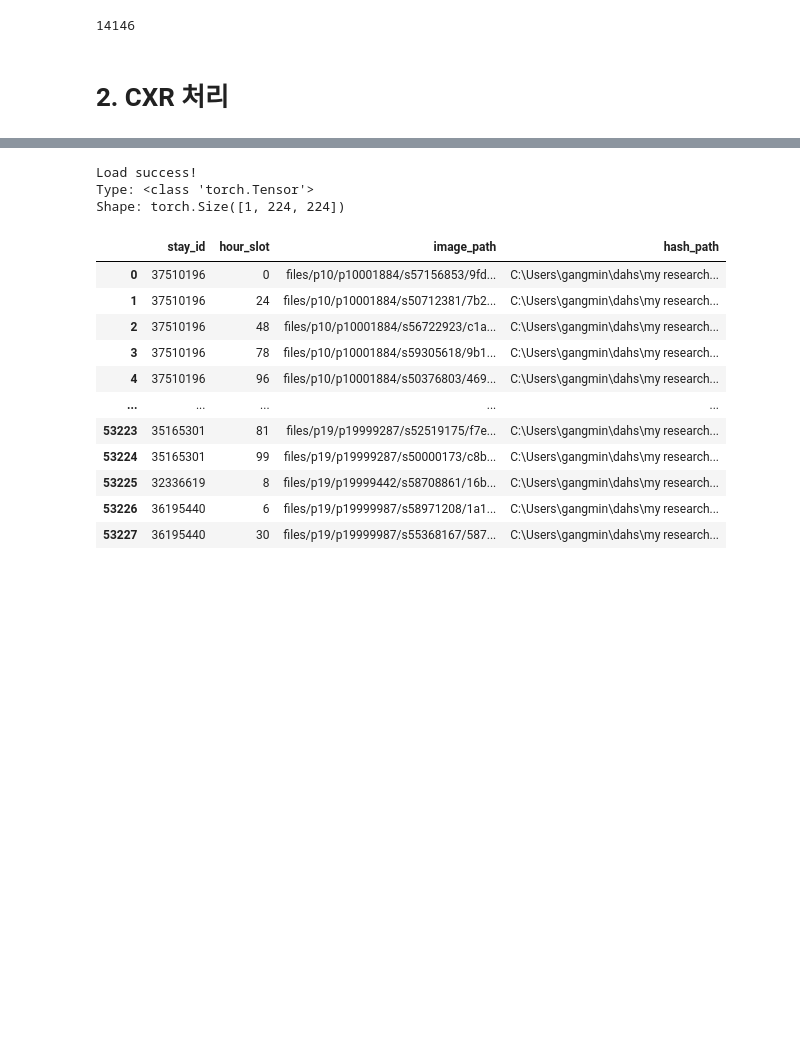
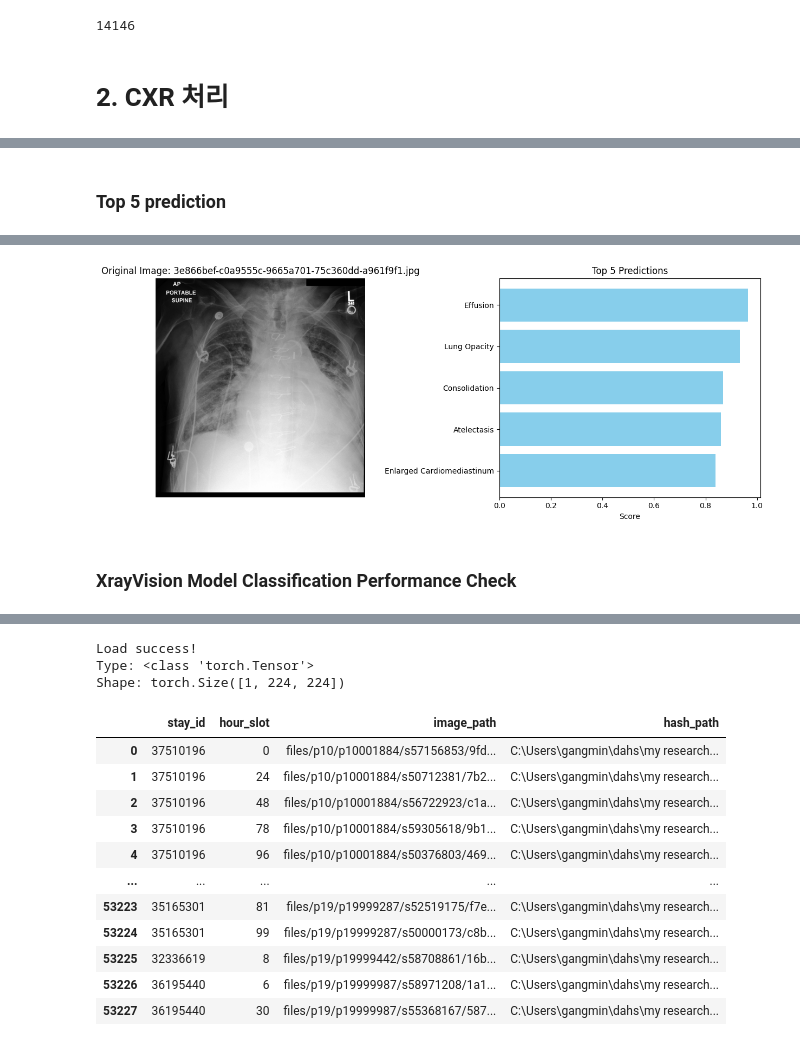
Before and after one commit to lastdancewithyou/multimodal_edema_prediction, a Jupyter notebook: preprocess/time_series_cxr_preprocess_20260316.ipynb, the cells around one changed output, grey strips where cells are left out. Saved outputs shown, nothing was run; the diff lists cells and outputs as text; code cells hidden in the pictures; blank space fills up the shorter version.

```diff
--- a/preprocess/time_series_cxr_preprocess_20260316.ipynb
+++ b/preprocess/time_series_cxr_preprocess_20260316.ipynb
@@ -2120,0 +2905,76 @@ from pathlib import PureWindowsPath
+# %% [markdown]
+### Top 5 prediction
+# %%
+model = xrv.models.DenseNet(weights="densenet121-res224-mimic_ch")
+model = xrv.models.DenseNet(weights="all")
+
+transform = torchvision.transforms.Compose([xrv.datasets.XRayCenterCrop(),xrv.datasets.XRayResizer(224)])
+
+model.eval()
+
+model.to(device)
+
+anchor = 10 # 어디서부터 볼래?
+num_images_to_process = 1 # 몇 개 볼래?
+
+for i, img_path in enumerate(all_image_paths[anchor:anchor + num_images_to_process]):
+    img = skimage.io.imread(img_path)
+    img = xrv.datasets.normalize(img, 255) # 픽셀값 정규화
+
+    if len(img.shape) > 2:
+        img = img[:, :, 0] # 컬러(RGB)일 경우 첫 번째 채널(Gray)만 추출
+    if len(img.shape) < 2:
+        print("error, dimension lower than 2 for image")
+
+    img = img[None, :, :]
+    img = transform(img)
+
+    with torch.no_grad():
+        img = torch.from_numpy(img).unsqueeze(0).to(device)
+        outputs = model(img)
+        # predictions = dict(zip(model.pathologies, outputs[0].cpu().numpy()))
+
+        all_preds = zip(model.pathologies, outputs[0].cpu().numpy())
+        predictions = {k: v for k, v in all_preds if k != ''}
+
+    print(f"이미지: {img_path}")
+    study_id = img_path.split("/")[-2][1:]
+    subject_df = label_csv[label_csv['study_id'] == int(study_id)]
+    for index, row in subject_df.iterrows():
+        positive_labels = row[row == 1.0]
+
+        if not positive_labels.empty:
+            print(f"--- Study ID: {row['study_id']} ---")
+            print("값이 1.0인 컬럼들:")
+            print(positive_labels.index.tolist())
+        else:
+            print(f"--- Study ID: {row['study_id']} ---")
+            print("값이 1.0인 컬럼이 없습니다.")
+        print("-" * 30)
+
+    top5_predictions = sorted(predictions.items(), key=lambda item: item[1], reverse=True)[:5]
+    for pathology, score in top5_predictions:
+        print(f"{pathology}: {score:.4f}")
+    print("-" * (len(img_path) + 5))
+
+    plt.figure(figsize=(12, 5))
+
+    plt.subplot(1, 2, 1)
+    plt.imshow(skimage.io.imread(img_path), cmap='gray')
+    plt.title(f"Original Image: {os.path.basename(img_path)}")
+    plt.axis('off')
+
+    plt.subplot(1, 2, 2)
+    top_pathologies = [item[0] for item in top5_predictions]
+    top_scores = [item[1] for item in top5_predictions]
+    plt.barh(top_pathologies, top_scores, color='skyblue')
+    plt.xlabel('Score')
+    plt.title('Top 5 Predictions')
+    plt.gca().invert_yaxis()
+    plt.tight_layout()
+
+    plt.show()
+
+    if i >= num_images_to_process - 1:
+        break
+# %% [output]
@@ -2120,0 +2993,3 @@ from pathlib import PureWindowsPath
+[figure, added]
+# %% [markdown]
+### XrayVision Model Classification Performance Check
```
Also changed, not shown: parts of 42 cells of this notebook, 6 other files.
